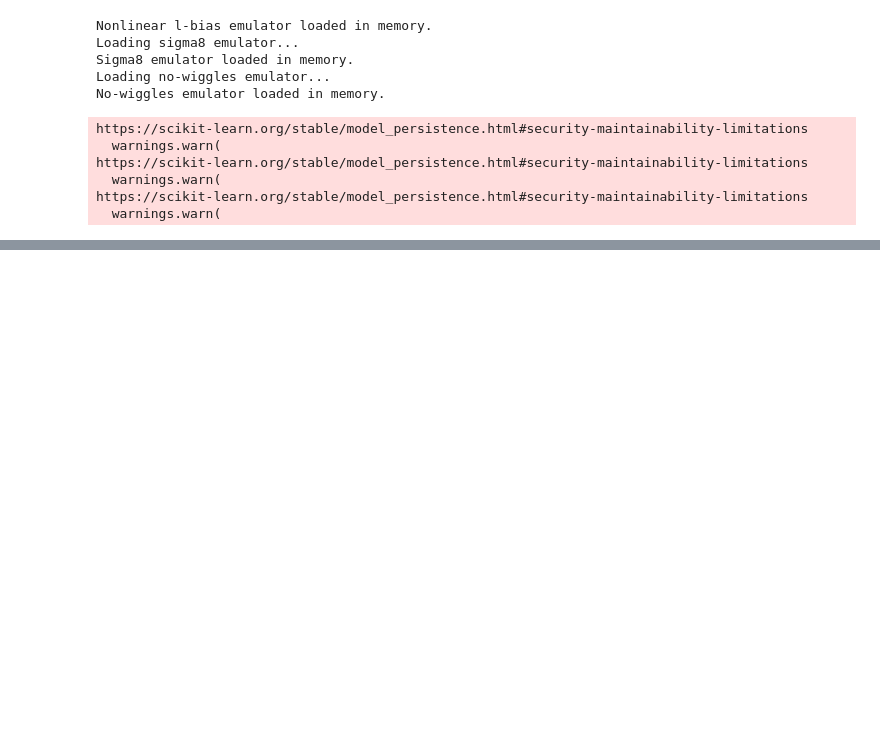
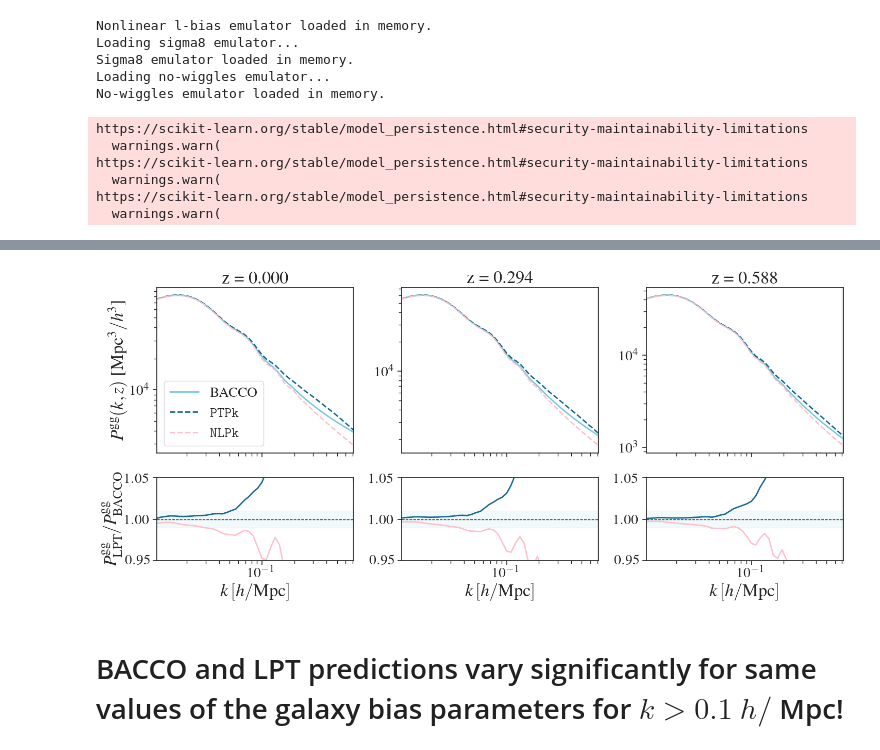
Before and after one commit to MariaTsedrik/desk-drawer, a Jupyter notebook: nonlinear_bias_notebook.ipynb, the cells around one changed output, grey strips where cells are left out. Saved outputs shown, nothing was run; the diff lists cells and outputs as text; code cells hidden in the pictures; blank space fills up the shorter version.

```diff
--- a/nonlinear_bias_notebook.ipynb
+++ b/nonlinear_bias_notebook.ipynb
@@ -494,0 +509,34 @@ plt.tight_layout()
+# %%
+pgg_ccl_lpt = np.loadtxt('ccl_lpt_pgg.txt')[:-1, :]
+pgg_ccl_lpt_lin = np.loadtxt('ccl_lpt_pgg_lin.txt')[:-1, :]
+pgg_ccl_lpt_nonlin = np.loadtxt('ccl_lpt_pgg_nonlin.txt')[:-1, :]
+# %%
+fig, ax = plt.subplots(2, 3, figsize=(15, 7), facecolor='w', gridspec_kw={'height_ratios':[2,1] }, sharex=True)
+for j, z_ind in enumerate([0, 50, 100]):
+    pgg_ccl = pk_gg_ccl(k*params_bacco['h'], 1./(1.+zz_bacco[z_ind]), cosmo_nl)* params_bacco['h']**3
+    ax[0][j].loglog(k, pgg_ccl, color="#76C9E0")
+    ax[0][j].loglog(k, pgg_ccl_lpt[z_ind], color='#18698F', linestyle='--')
+    #ax[0][j].loglog(k, pgg_ccl_lpt_lin[z_ind], color='red', linestyle='--')
+    ax[0][j].loglog(k, pgg_ccl_lpt_nonlin[z_ind], color='pink', linestyle='--')
+    #
+    ax[1][j].plot(k, pgg_ccl_lpt[z_ind]/pgg_ccl, color='#18698F')
+    #ax[1][j].plot(k, pgg_ccl_lpt_lin[z_ind]/pgg_ccl, color='red')
+    ax[1][j].plot(k, pgg_ccl_lpt_nonlin[z_ind]/pgg_ccl, color='pink')
+    ax[0][j].set_title(f'z = {zz_bacco[z_ind]:.3f}')
+    ax[0][j].axvspan(0.7, k[-1], color='k', alpha=0.1, label='_nolegend_')
+
+    ax[1][j].axhline(y=1.0, color='k', linestyle='--', linewidth=1)
+    ax[1][j].set_xlabel(r'$k\, [h/\rm Mpc]$', fontsize=25)
+    ax[1][j].axvspan(0.7, k[-1], color='k', alpha=0.1, label='_nolegend_')
+    ax[1][j].axhspan(0.99, 1.01, color='#76C9E0', alpha=0.1, label='_nolegend_')
+    ax[1][j].set_xlim(k[0], k[-1])
+    ax[1][j].set_ylim(0.95, 1.05)
+legend = ['BACCO', '$\\texttt{PTPk}$', '$\\texttt{NLPk}$']
+ax[0][0].legend(legend, fontsize=20)
+ax[0][0].set_ylabel("$P^{\\rm gg}(k, z)$ [Mpc$^3/h^3$]", fontsize=25)
+ax[1][0].set_ylabel("$P^{\\rm gg}_{\\rm LPT}/P_{\\rm BACCO}^{\\rm gg}$", fontsize=25)
+plt.tight_layout()
+# %% [output]
+[figure, added]
+# %% [markdown]
+# BACCO and LPT predictions vary significantly for same values of the galaxy bias parameters for $k>0.1$ $h/$ Mpc!
```
Also changed, not shown: parts of 4 cells of this notebook.
